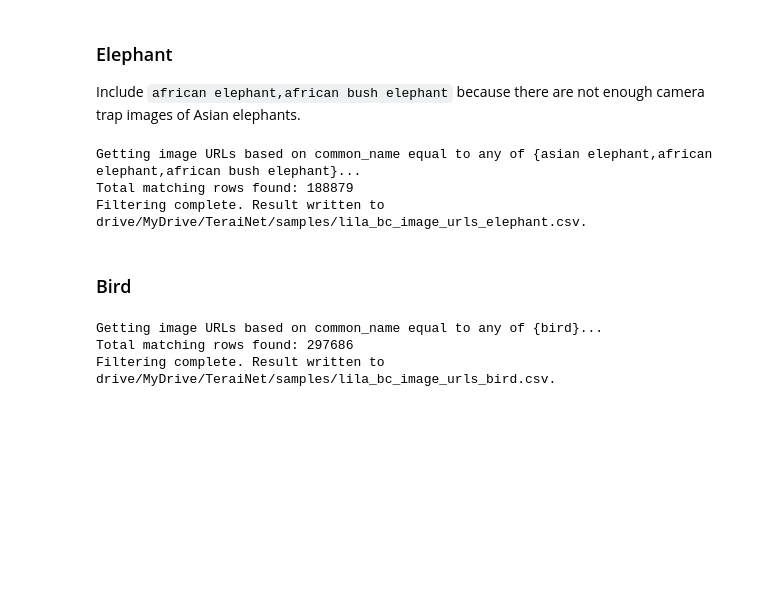
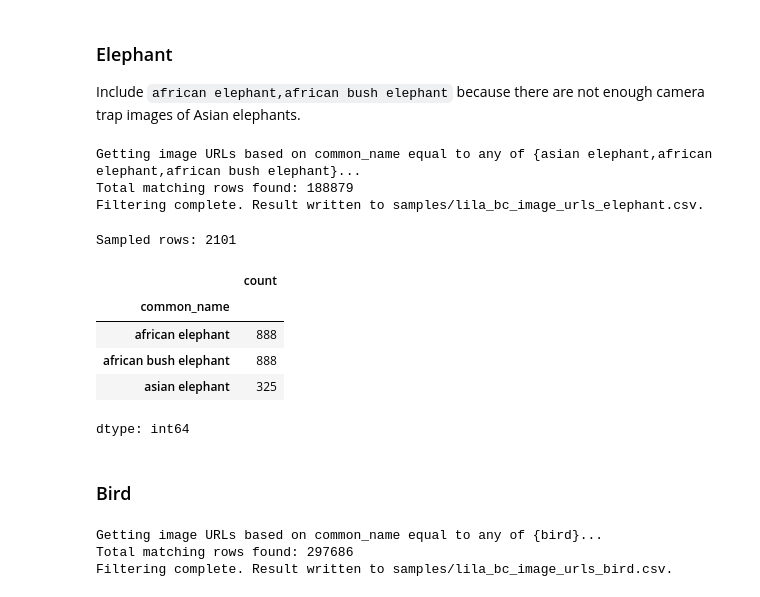
Before and after one commit to alexvmt/TeraiNet, a Jupyter notebook: notebooks/sample_images.ipynb, the cells around one changed output. Drawn from its saved outputs; the diff is of its cells as text; code cells hidden in the pictures; blank space fills up the shorter version.

```diff
--- a/notebooks/sample_images.ipynb
+++ b/notebooks/sample_images.ipynb
@@ -80,3 +90,32 @@ def get_image_urls(
+# %%
+def sample_n_images_per_species(image_urls: str, species_samples_dict: dict, column_to_filter: str, seed: int = 42) -> pd.DataFrame:
+    """
+    Filters and randomly samples a specified number of rows for each species from a CSV file.
+
+    Parameters:
+    - image_urls (str): Path to the image URLs CSV file.
+    - species_samples_dict (dict): A dictionary where keys are species names,
+      and values are the number of samples to draw for each species.
+    - column_to_filter (str): The column name used for filtering species.
+    - seed (int, optional): Seed for reproducibility. Default is 42.
+
+    Returns:
+    - pd.DataFrame: A DataFrame containing the sampled rows for each species.
+    """
+    # Load the CSV file
+    df = pd.read_csv(image_urls, low_memory=False)
+
+    # Initialize an empty list to store sampled DataFrames
+    sampled_dfs = []
+
+    # Sample rows per species
+    for species, sample_size in species_samples_dict.items():
+        species_df = df[df[column_to_filter] == species]
+        sampled_df = species_df.sample(n=min(sample_size, len(species_df)), random_state=seed)
+        sampled_dfs.append(sampled_df)
+
+    # Concatenate all sampled data into a single DataFrame
+    return pd.concat(sampled_dfs, ignore_index=True) if sampled_dfs else pd.DataFrame()
 # %%
 def add_subset_column(df: pd.DataFrame, train_ratio: float, seed: int = 42) -> pd.DataFrame:
     """
@@ -268,19 +460,40 @@ Include `african elephant,african bush elephant` because there are not enough ca
 species = 'elephant'
 column_to_filter = 'common_name'
 values_to_filter = 'asian elephant,african elephant,african bush elephant'
-get_image_urls(project_dir, samples_dir, species, get_image_urls_script, urls_and_labels, column_to_filter, values_to_filter, train_ratio)
+samples_file = get_image_urls(project_dir, samples_dir, species, get_image_urls_script, urls_and_labels, column_to_filter, values_to_filter)
 # %% [output]
 Getting image URLs based on common_name equal to any of {asian elephant,african elephant,african bush elephant}...
 Total matching rows found: 188879
-Filtering complete. Result written to drive/MyDrive/TeraiNet/samples/lila_bc_image_urls_elephant.csv.
+Filtering complete. Result written to samples/lila_bc_image_urls_elephant.csv.
+# %%
+species_samples_dict = {
+    'asian elephant': 325,
+    'african elephant': 888,
+    'african bush elephant': 888,
+}
+
+sampled_image_urls = sample_n_images_per_species(samples_file, species_samples_dict, column_to_filter)
+sampled_image_urls = add_subset_column(sampled_image_urls, train_ratio)
+sampled_samples_file = project_dir + '/' + samples_dir + '/lila_bc_image_urls_' + species + '_sampled.csv'
+sampled_image_urls.to_csv(sampled_samples_file, index=False)
+!echo "Sampled rows: $(tail -n +2 "$sampled_samples_file" | wc -l)"
+sampled_image_urls[column_to_filter].value_counts()
+# %% [output]
+Sampled rows: 2101
+|  | count |
+| common_name |  |
+| african elephant | 888 |
+| african bush elephant | 888 |
+| asian elephant | 325 |
+dtype: int64
 # %% [markdown]
 ### Bird
 # %%
 species = 'bird'
 column_to_filter = 'common_name'
 values_to_filter = 'bird'
-get_image_urls(project_dir, samples_dir, species, get_image_urls_script, urls_and_labels, column_to_filter, values_to_filter, train_ratio)
+samples_file = get_image_urls(project_dir, samples_dir, species, get_image_urls_script, urls_and_labels, column_to_filter, values_to_filter)
 # %% [output]
 Getting image URLs based on common_name equal to any of {bird}...
 Total matching rows found: 297686
-Filtering complete. Result written to drive/MyDrive/TeraiNet/samples/lila_bc_image_urls_bird.csv.
+Filtering complete. Result written to samples/lila_bc_image_urls_bird.csv.
```
Also changed, not shown: parts of 25 cells of this notebook, 11 other files.
